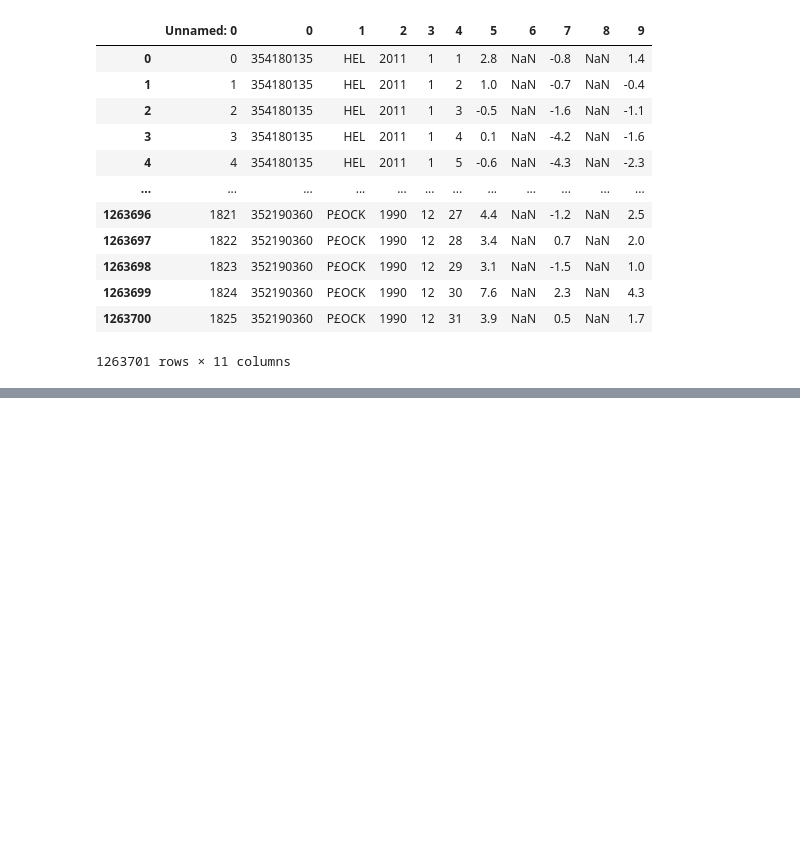
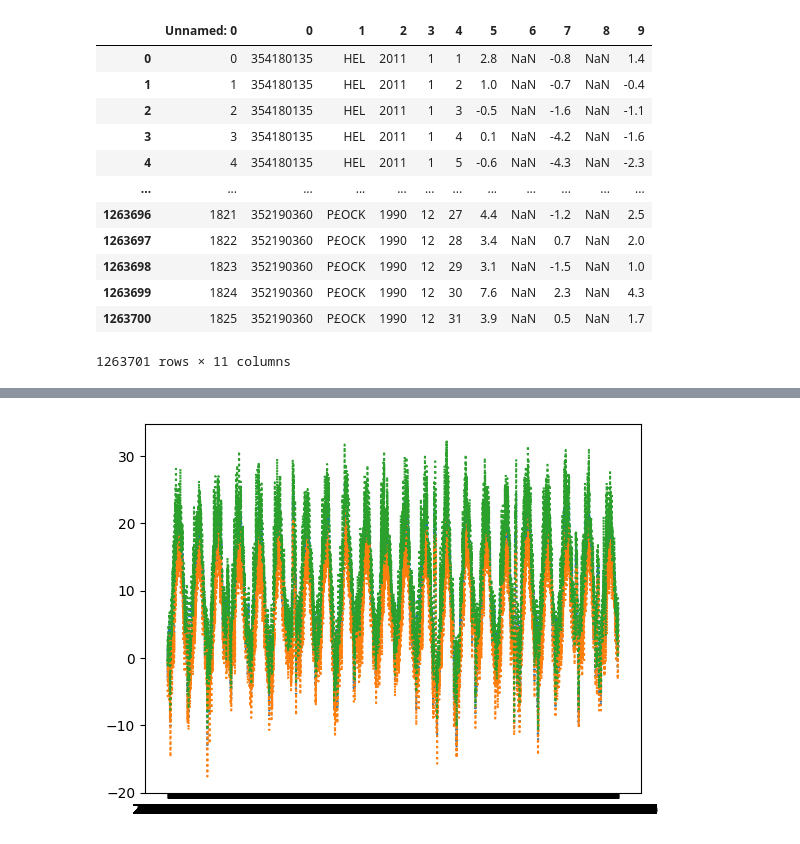
Before and after one commit to makarun/DanePogodowe, a Jupyter notebook: Pobieranie danych.ipynb, the cells around one changed output, grey strips where cells are left out. Saved outputs shown, nothing was run; the diff lists cells and outputs as text; code cells hidden in the pictures; blank space fills up the shorter version.

```diff
--- a/Pobieranie danych.ipynb
+++ b/Pobieranie danych.ipynb
@@ -173,0 +328,5 @@ new_df
+# %%
+plt.plot(last_20_years_df['date'], last_20_years_df['SREDNIA'],last_20_years_df['date'], last_20_years_df['MIN'],last_20_years_df['date'], last_20_years_df['MAX'], linestyle = 'dotted')
+plt.show()
+# %% [output]
+[figure, added]
```
Also changed, not shown: parts of 26 cells of this notebook.
